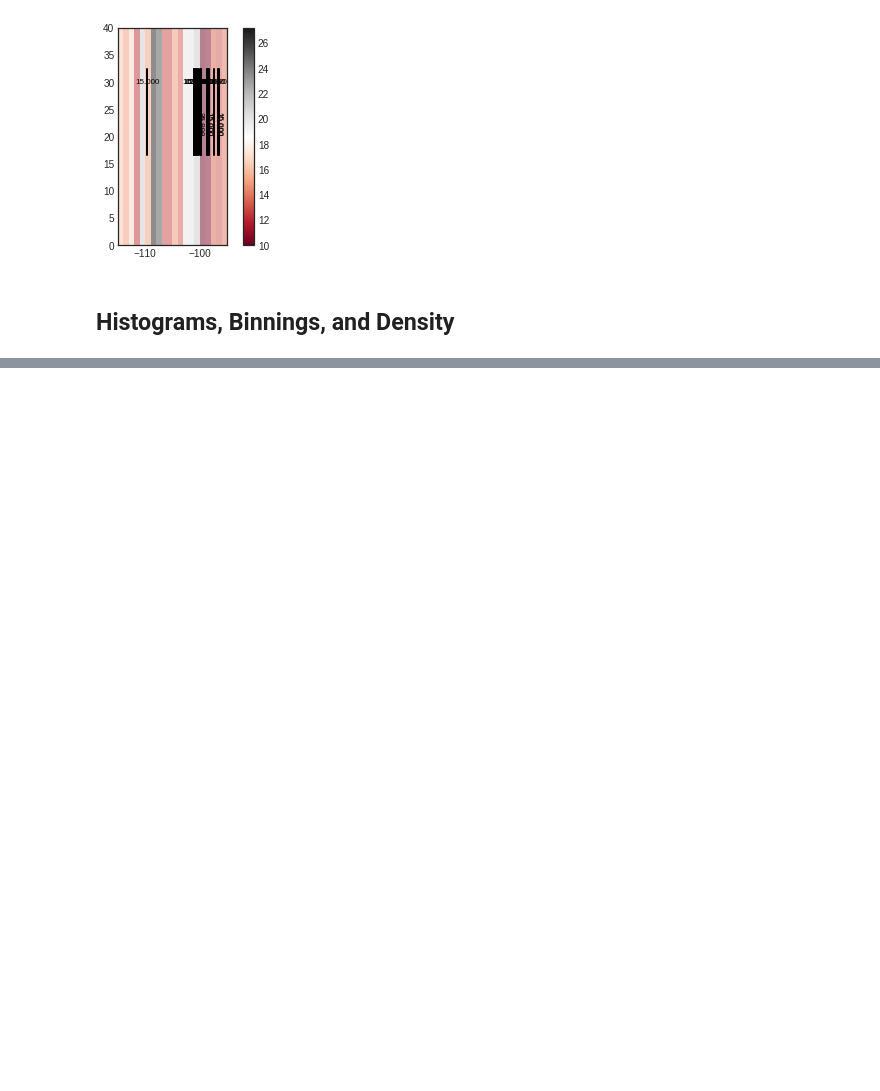
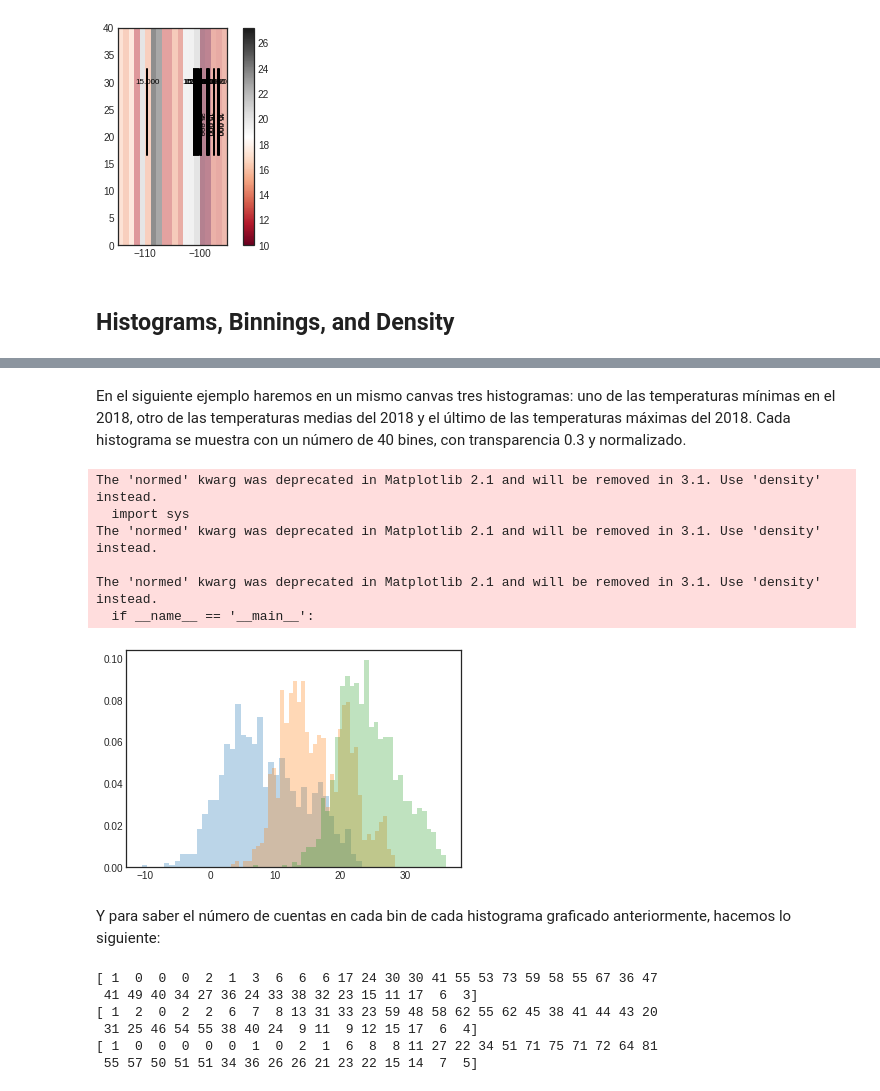
Before and after one commit to DCIDA2019/da2019-anaisabelotodo, a Jupyter notebook: Semana3/Tarea/Tarea.ipynb, the cells around one changed output, grey strips where cells are left out. Cells and saved outputs as stored; diff of their text form; code cells hidden in the pictures; blank space fills up the shorter version.

```diff
--- a/Semana3/Tarea/Tarea.ipynb
+++ b/Semana3/Tarea/Tarea.ipynb
@@ -302,0 +331,36 @@ plt.colorbar();
+# %% [markdown]
+En el siguiente ejemplo haremos en un mismo canvas tres histogramas: uno de las temperaturas mínimas en el 2018, otro de las temperaturas medias del 2018 y el último de las temperaturas máximas del 2018. Cada histograma se muestra con un número de 40 bines, con transparencia 0.3 y normalizado.
+# %%
+x1 = temp_minima_2018['Tmin']
+x2 = temp_media_2018['Tmed']
+x3 = temp_maxima_2018['Tmax']
+
+kwargs = dict(histtype='stepfilled', alpha=0.3, normed=True, bins=40)
+
+plt.hist(x1, **kwargs)
+plt.hist(x2, **kwargs)
+plt.hist(x3, **kwargs);
+# %% [output]
+The 'normed' kwarg was deprecated in Matplotlib 2.1 and will be removed in 3.1. Use 'density' instead.
+  import sys
+The 'normed' kwarg was deprecated in Matplotlib 2.1 and will be removed in 3.1. Use 'density' instead.
+
+The 'normed' kwarg was deprecated in Matplotlib 2.1 and will be removed in 3.1. Use 'density' instead.
+  if __name__ == '__main__':
+[figure, added]
+# %% [markdown]
+Y para saber el número de cuentas en cada bin de cada histograma graficado anteriormente, hacemos lo siguiente:
+# %%
+counts1, bin_edges = np.histogram(x1, bins=40)
+print(counts1)
+counts2, bin_edges = np.histogram(x2, bins=40)
+print(counts2)
+counts3, bin_edges = np.histogram(x3, bins=40)
+print(counts3)
+# %% [output]
+[ 1  0  0  0  2  1  3  6  6  6 17 24 30 30 41 55 53 73 59 58 55 67 36 47
+ 41 49 40 34 27 36 24 33 38 32 23 15 11 17  6  3]
+[ 1  2  0  2  2  6  7  8 13 31 33 23 59 48 58 62 55 62 45 38 41 44 43 20
+ 31 25 46 54 55 38 40 24  9 11  9 12 15 17  6  4]
+[ 1  0  0  0  0  0  1  0  2  1  6  8  8 11 27 22 34 51 71 75 71 72 64 81
+ 55 57 50 51 51 34 36 26 26 21 23 22 15 14  7  5]
```
Also changed, not shown: parts of 56 cells of this notebook.
